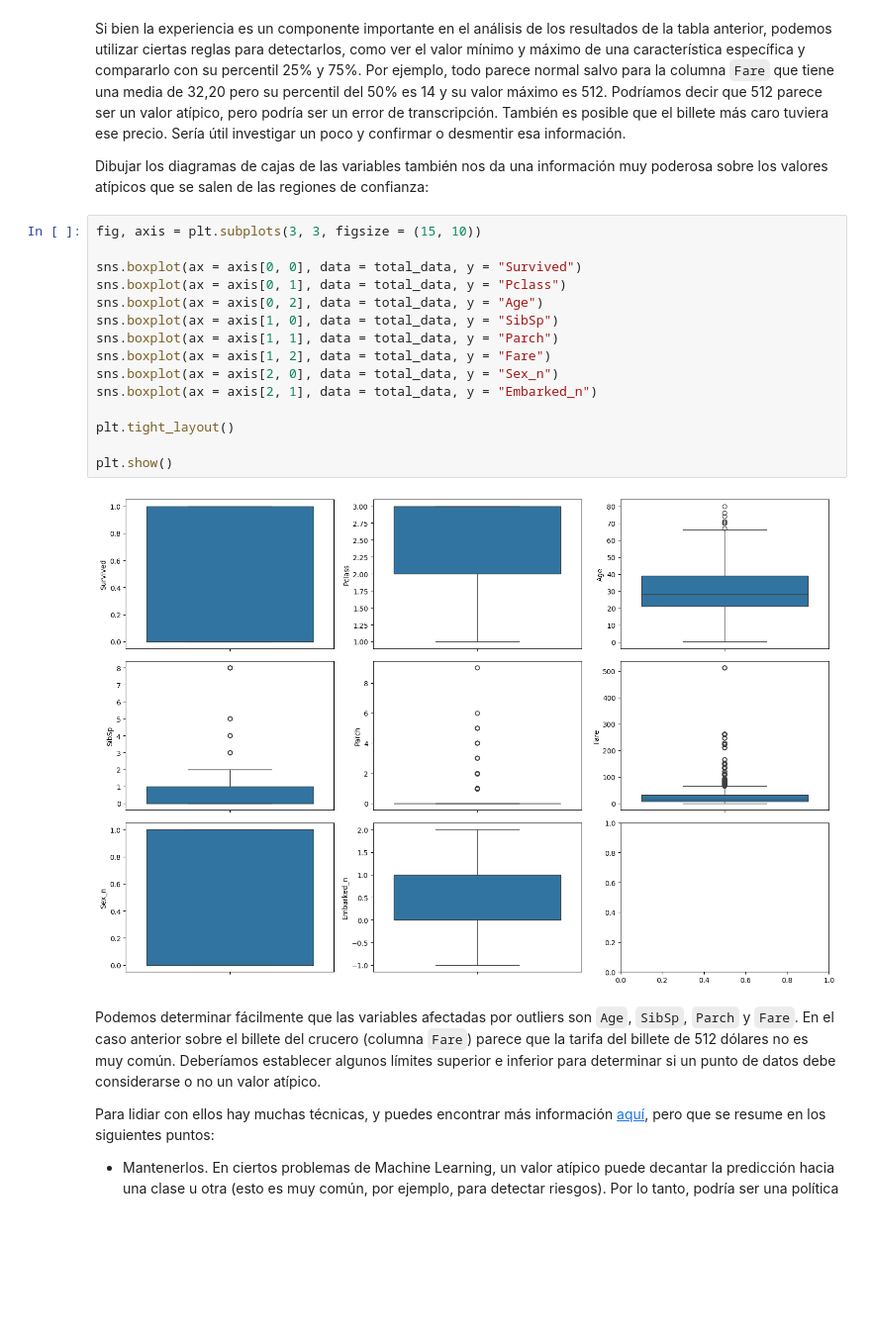
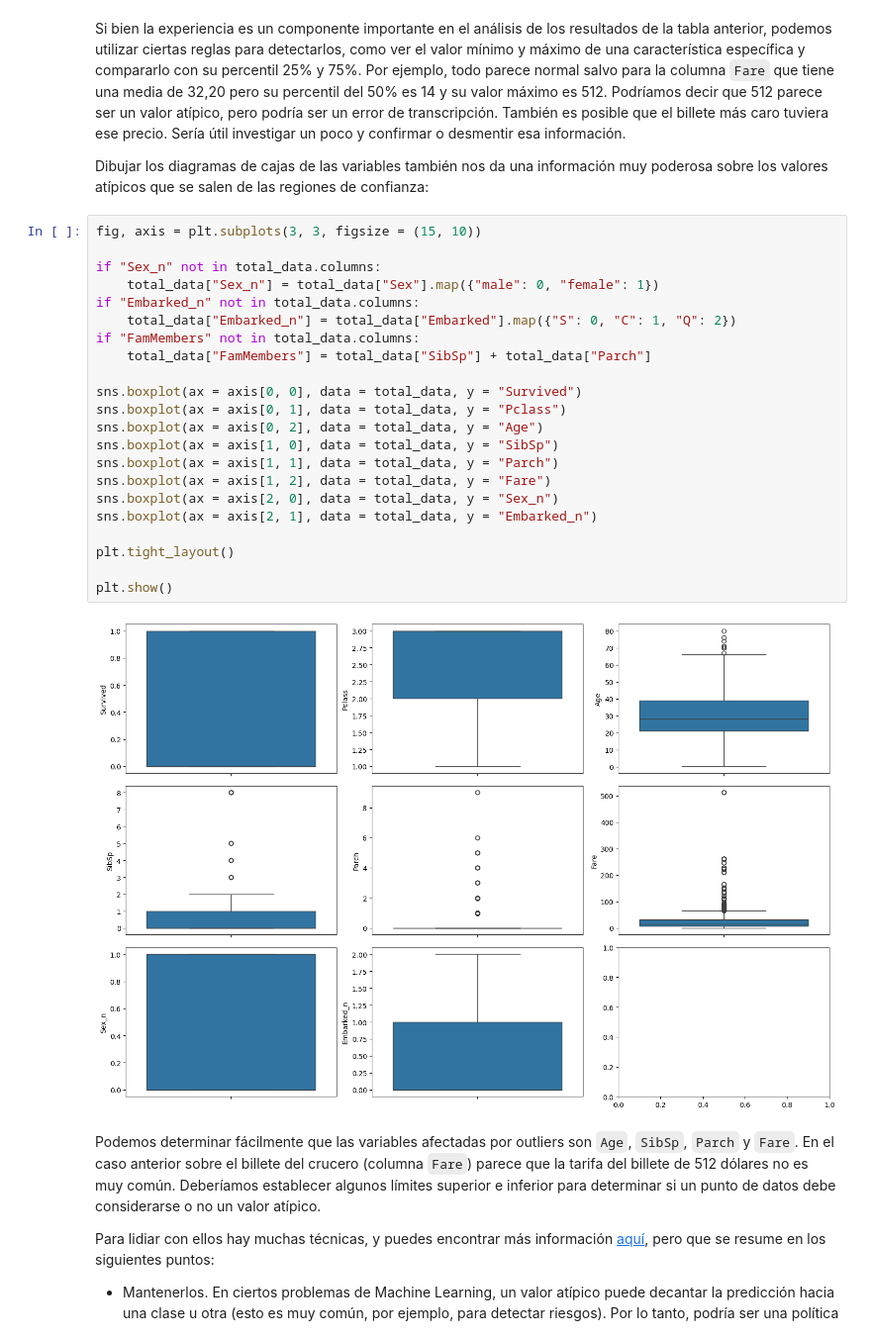
Before and after one commit to 4GeeksAcademy/machine-learning-content, a Jupyter notebook: 05-data/exploratory-data-analysis.es.ipynb, the cells around one changed output. Shown at 99% size. Drawn from its saved outputs; the diff is of its cells as text; blank space fills up the shorter version.

```diff
--- a/05-data/exploratory-data-analysis.es.ipynb
+++ b/05-data/exploratory-data-analysis.es.ipynb
@@ -382,21 +485,28 @@ Si bien la experiencia es un componente importante en el análisis de los result
 Dibujar los diagramas de cajas de las variables también nos da una información muy poderosa sobre los valores atípicos que se salen de las regiones de confianza:
 # %%
 fig, axis = plt.subplots(3, 3, figsize = (15, 10))
+
+if "Sex_n" not in total_data.columns:
+    total_data["Sex_n"] = total_data["Sex"].map({"male": 0, "female": 1})
+if "Embarked_n" not in total_data.columns:
+    total_data["Embarked_n"] = total_data["Embarked"].map({"S": 0, "C": 1, "Q": 2})
+if "FamMembers" not in total_data.columns:
+    total_data["FamMembers"] = total_data["SibSp"] + total_data["Parch"]
 
 sns.boxplot(ax = axis[0, 0], data = total_data, y = "Survived")
 sns.boxplot(ax = axis[0, 1], data = total_data, y = "Pclass")
 sns.boxplot(ax = axis[0, 2], data = total_data, y = "Age")
 sns.boxplot(ax = axis[1, 0], data = total_data, y = "SibSp")
 sns.boxplot(ax = axis[1, 1], data = total_data, y = "Parch")
 sns.boxplot(ax = axis[1, 2], data = total_data, y = "Fare")
 sns.boxplot(ax = axis[2, 0], data = total_data, y = "Sex_n")
 sns.boxplot(ax = axis[2, 1], data = total_data, y = "Embarked_n")
 
 plt.tight_layout()
 
 plt.show()
 # %% [output]
-[figure, old version]
+[figure, new version]
 # %% [markdown]
 Podemos determinar fácilmente que las variables afectadas por outliers son `Age`, `SibSp`, `Parch` y `Fare`. En el caso anterior sobre el billete del crucero (columna `Fare`) parece que la tarifa del billete de 512 dólares no es muy común. Deberíamos establecer algunos límites superior e inferior para determinar si un punto de datos debe considerarse o no un valor atípico.
 
```
Also changed, not shown: parts of 23 cells of this notebook, 3 other files.
